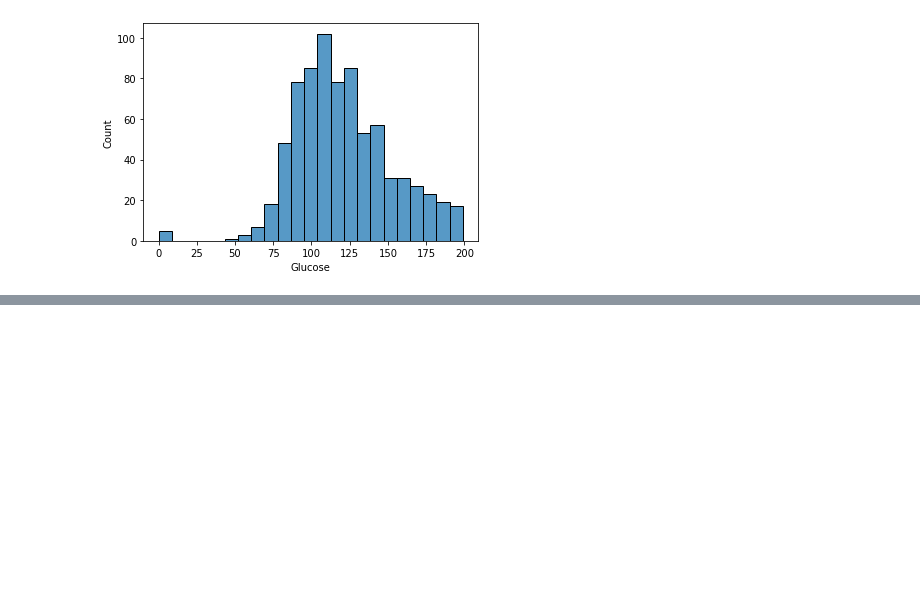
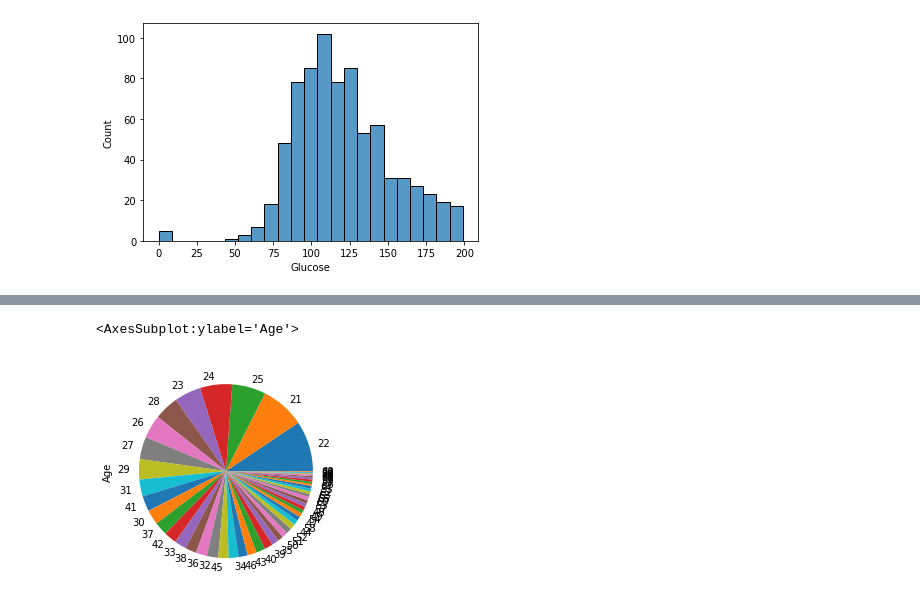
Before and after one commit to Sialsanwal/Data-Science, a Jupyter notebook: Diabaties EDA.ipynb, the cells around one changed output, grey strips where cells are left out. Cells and saved outputs as stored; diff of their text form; code cells hidden in the pictures; blank space fills up the shorter version.

```diff
--- a/Diabaties EDA.ipynb
+++ b/Diabaties EDA.ipynb
@@ -42,0 +42,5 @@ df.Age
+# %%
+df.Age.value_counts().plot(kind='pie')
+# %% [output]
+<AxesSubplot:ylabel='Age'>
+[figure, added]
```
Also changed, not shown: parts of 6 cells of this notebook.
